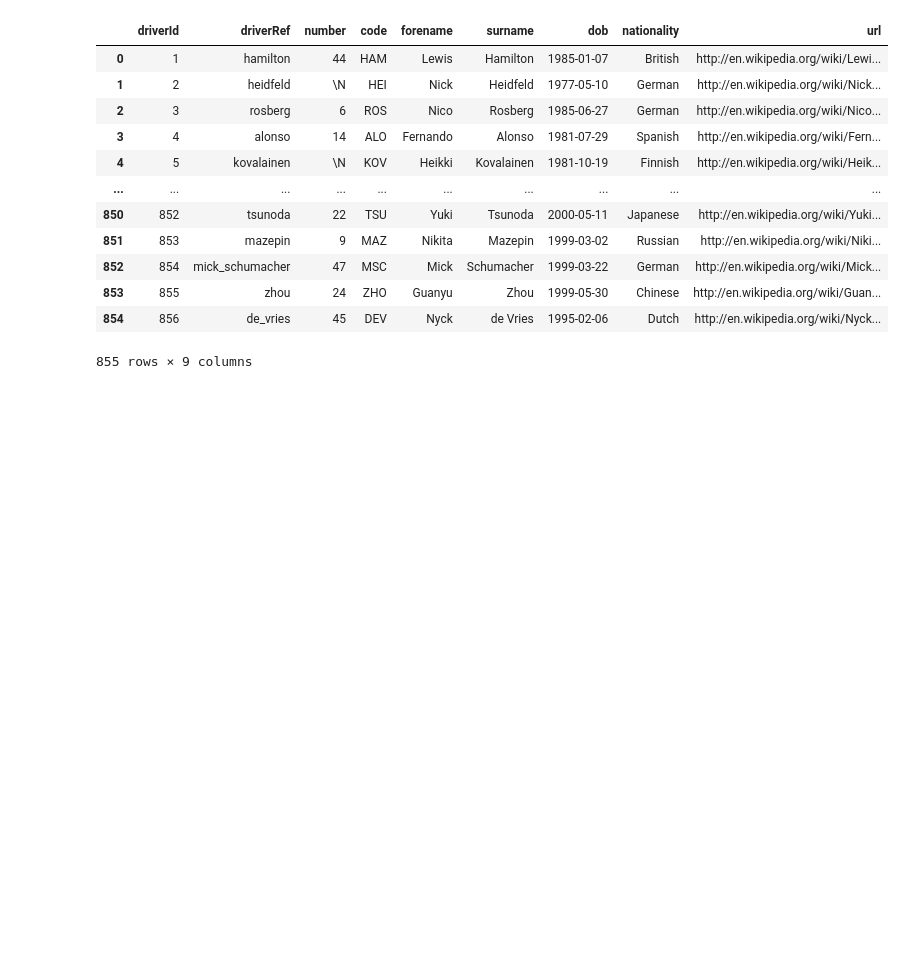
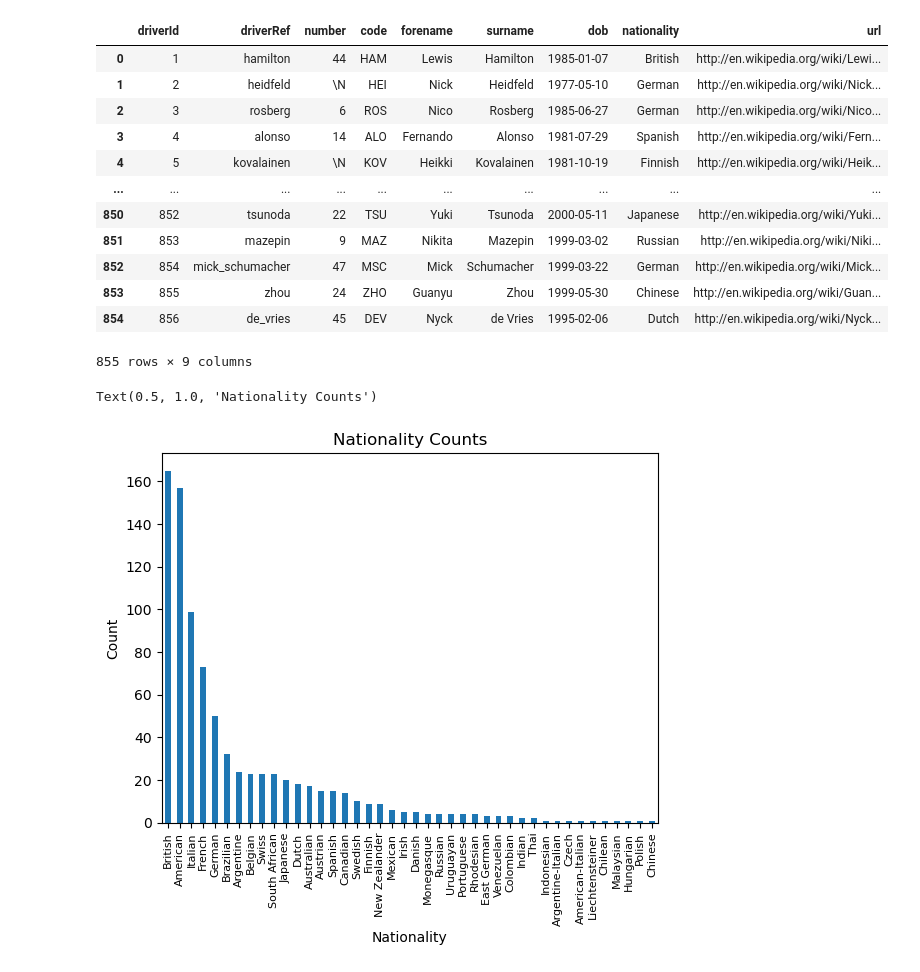
Before and after one commit to zcjanin/Data198-SP23, a Jupyter notebook: jupyter-notebooks/my_analysis.ipynb, the cells around one changed output. Cells and saved outputs as stored; diff of their text form; code cells hidden in the pictures; blank space fills up the shorter version.

Commit message:
created data visualizations

```diff
--- a/jupyter-notebooks/my_analysis.ipynb
+++ b/jupyter-notebooks/my_analysis.ipynb
@@ -21,3 +21,14 @@ drivers
 | 853 | 855 | zhou | 24 | ZHO | Guanyu | Zhou | 1999-05-30 | Chinese | http://en.wikipedia.org/wiki/Guan... |
 | 854 | 856 | de_vries | 45 | DEV | Nyck | de Vries | 1995-02-06 | Dutch | http://en.wikipedia.org/wiki/Nyck... |
 855 rows × 9 columns
+# %%
+nationality = drivers['nationality'].value_counts()
+nationality.plot.bar()
+
+plt.xticks(fontsize=8)
+plt.xlabel('Nationality')
+plt.ylabel('Count')
+plt.title('Nationality Counts')
+# %% [output]
+Text(0.5, 1.0, 'Nationality Counts')
+[figure, added]
```
